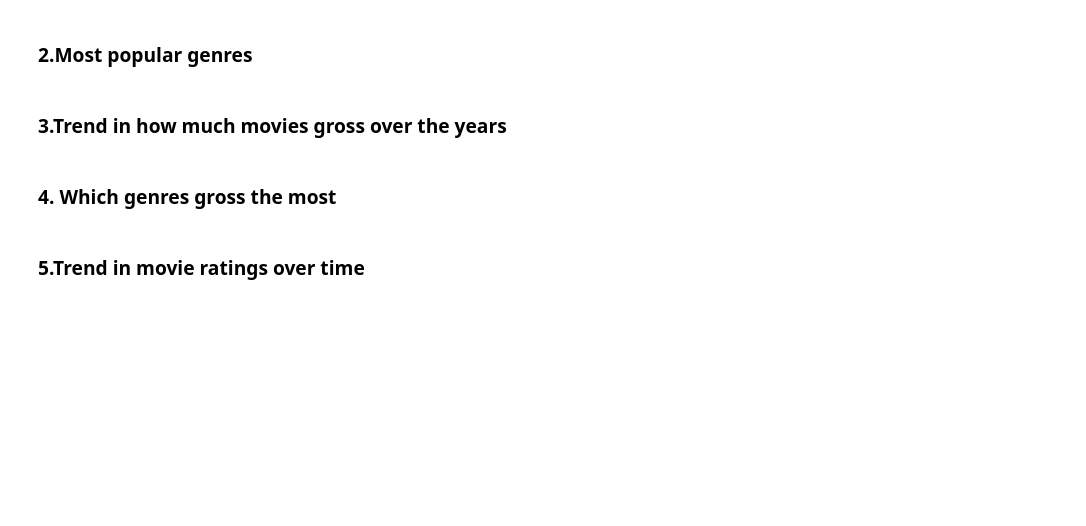
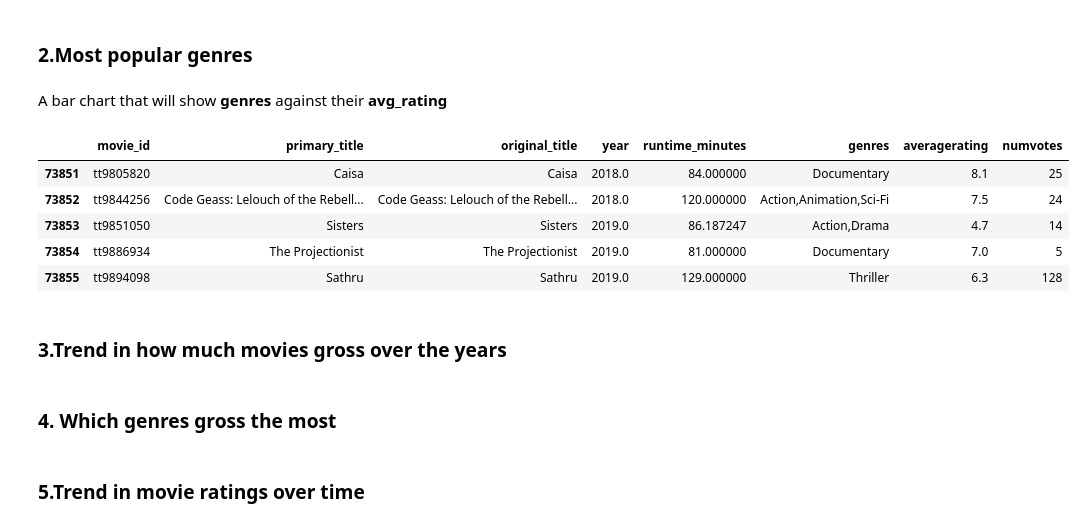
Before and after one commit to R3TR0Quan/Microsoft-MovieData-Analysis, a Jupyter notebook: index.ipynb, the cells around one changed output. Cells and saved outputs as stored; diff of their text form; code cells hidden in the pictures; blank space fills up the shorter version.

```diff
--- a/index.ipynb
+++ b/index.ipynb
@@ -343,8 +358,18 @@ From the plot there seems to be high demand for Documentaries and Drama shows an
 # %% [markdown]
 ### 2.Most popular genres
+# %% [markdown]
+A bar chart that will show **genres** against their **avg_rating**
 # %%
 #df to store merged basic and rating dataframes
-basics_and_ratings = pd.merge(movie_basics, movie_ratings, on='movie_id', how='right')
+basics_and_ratings = pd.merge(movie_basics, movie_ratings, on='movie_id', how='right').dropna()
+basics_and_ratings.tail()
+# %% [output]
+|  | movie_id | primary_title | original_title | year | runtime_minutes | genres | averagerating | numvotes |
+| 73851 | tt9805820 | Caisa | Caisa | 2018.0 | 84.000000 | Documentary | 8.1 | 25 |
+| 73852 | tt9844256 | Code Geass: Lelouch of the Rebell... | Code Geass: Lelouch of the Rebell... | 2018.0 | 120.000000 | Action,Animation,Sci-Fi | 7.5 | 24 |
+| 73853 | tt9851050 | Sisters | Sisters | 2019.0 | 86.187247 | Action,Drama | 4.7 | 14 |
+| 73854 | tt9886934 | The Projectionist | The Projectionist | 2019.0 | 81.000000 | Documentary | 7.0 | 5 |
+| 73855 | tt9894098 | Sathru | Sathru | 2019.0 | 129.000000 | Thriller | 6.3 | 128 |
 # %% [markdown]
 ### 3.Trend in how much movies gross over the years
 # %% [markdown]
```
Also changed, not shown: parts of 10 cells of this notebook, 1 other file.
